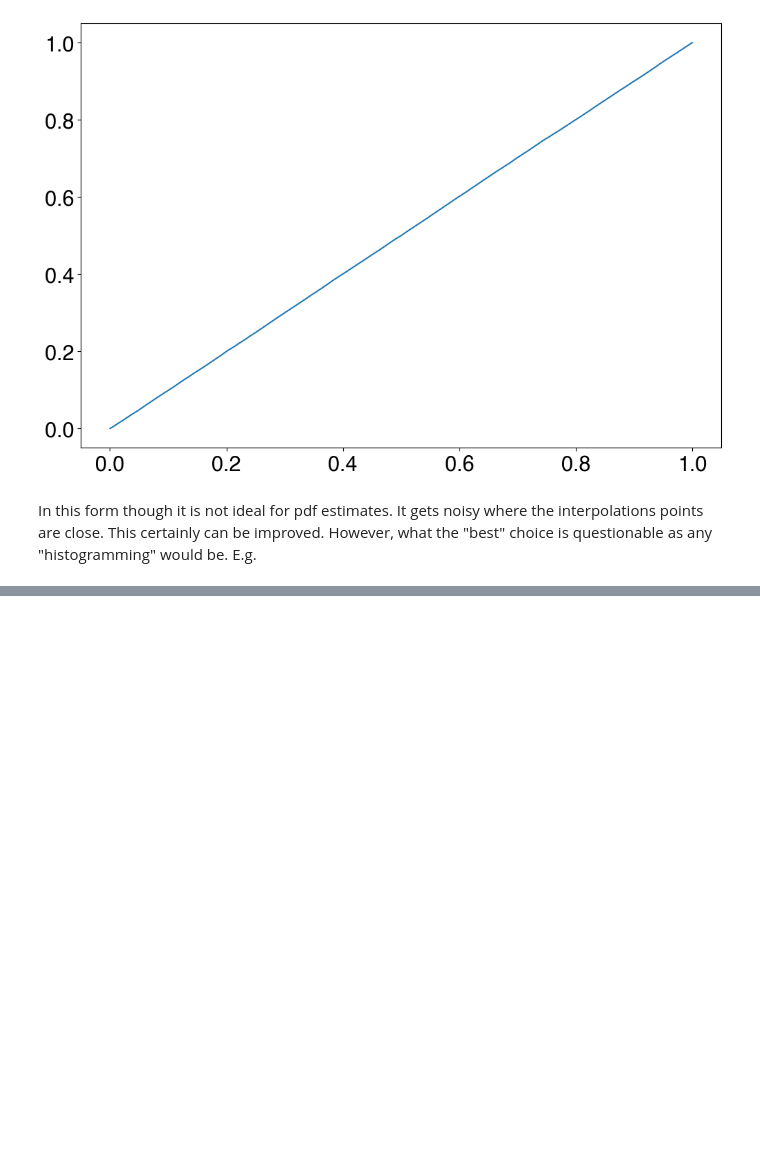
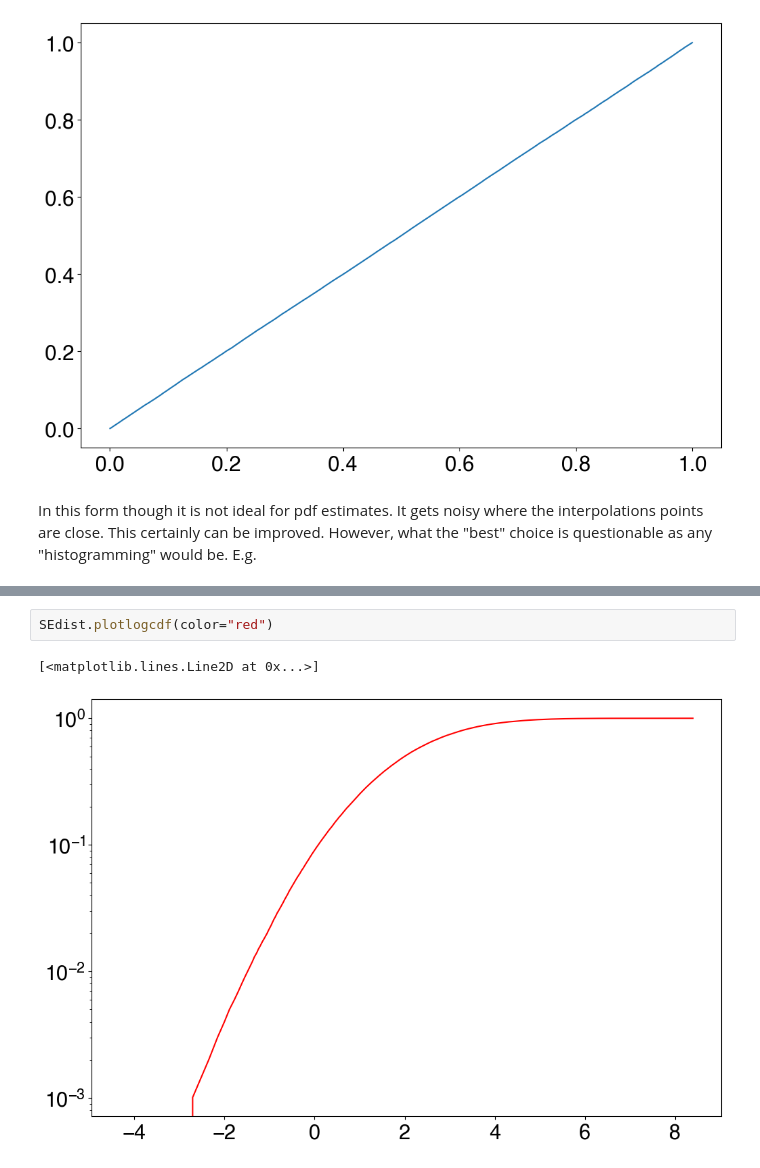
Before and after one commit to yipihey/SEDist, a Jupyter notebook: docs/SimpleStatsHack.ipynb, the cells around one changed output, grey strips where cells are left out. Saved outputs shown, nothing was run; the diff lists cells and outputs as text; blank space fills up the shorter version.

```diff
--- a/docs/SimpleStatsHack.ipynb
+++ b/docs/SimpleStatsHack.ipynb
@@ -185,0 +194,5 @@ plt.plot(uSE.f.x, uSE.pdf(uSE.f.x));
+# %%
+SEdist.plotlogcdf(color="red")
+# %% [output]
+[<matplotlib.lines.Line2D at 0x...>]
+[figure, added]
```
Also changed, not shown: parts of 17 cells of this notebook.
